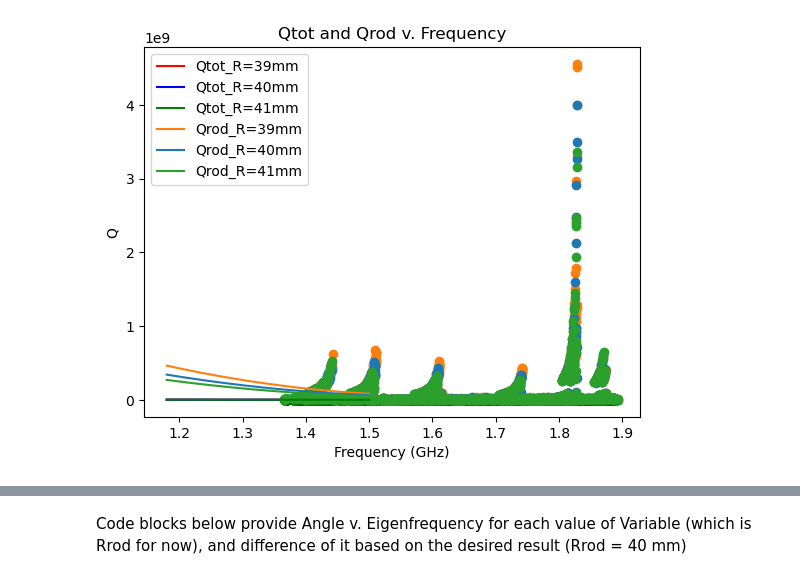
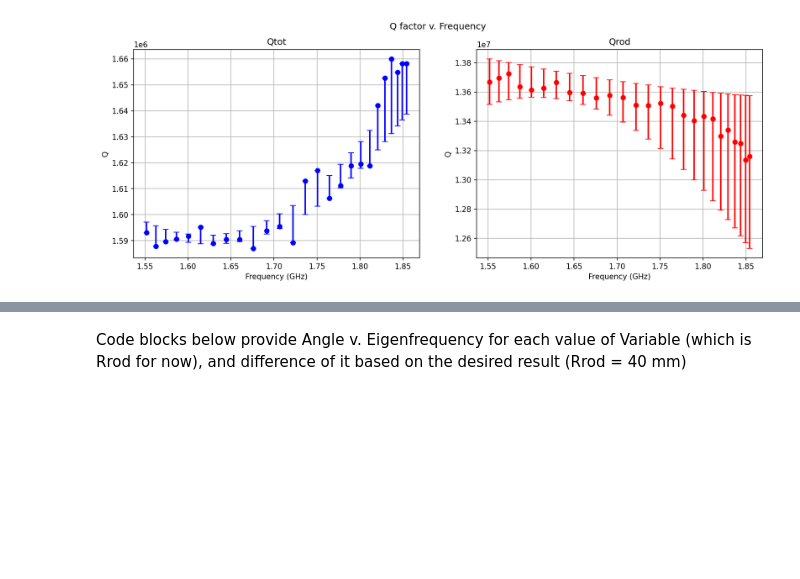
Before and after one commit to peanutflavorbean/CAPP, a Jupyter notebook: Rrod_tolerance.ipynb, the cells around one changed output, grey strips where cells are left out. Drawn from its saved outputs; the diff is of its cells as text; code cells hidden in the pictures; blank space fills up the shorter version.

```diff
--- a/Rrod_tolerance.ipynb
+++ b/Rrod_tolerance.ipynb
@@ -107,32 +111,97 @@ plt.show()
 # %%
+fig, axs = plt.subplots(1, 2, figsize=(15, 5), dpi=150)
+fig.suptitle("Q factor v. Frequency")
+
+
 y2_39, y2_40, y2_41 = Rod39[2], Rod40[2], Rod41[2]
 y3_39, y3_40, y3_41 = Rod39[3], Rod40[3], Rod41[3]
-plt.plot(x_39,y2_39,'ro')
-plt.plot(x_39,y3_39,marker='o',color='C1',linestyle = 'none')
+
 Qtot_opt_39, Qtot_cov_39 = curve_fit(func_2,x_39,y2_39)
-plt.plot(freq_range,func_2(freq_range,*Qtot_opt_39),'r-',label = 'Qtot_R=39mm')
 Qrod_opt_39, Qrod_cov_39 = curve_fit(func_2,x_39,y3_39)
 
-plt.plot(x_40,y2_40,'bo')
-plt.plot(x_40,y3_40,marker='o',color='C0',linestyle = 'none')
+#plt.plot(x_39,y2_39,'ro')
+#plt.plot(x_39,y3_39,marker='o',color='C1',linestyle = 'none')
+#plt.plot(freq_range,func_2(freq_range,*Qtot_opt_39),'r-',label = 'Qtot_R=39mm')
+
+
 Qtot_opt_40, Qtot_cov_40 = curve_fit(func_2,x_40,y2_40)
-plt.plot(freq_range,func_2(freq_range,*Qtot_opt_40),'b-', label = 'Qtot_R=40mm')
+
 Qrod_opt_40, Qrod_cov_40 = curve_fit(func_2,x_40,y3_40)
 
+#plt.plot(x_40,y2_40,'bo')
+#plt.plot(x_40,y3_40,marker='o',color='C0',linestyle = 'none')
+#plt.plot(freq_range,func_2(freq_range,*Qtot_opt_40),'b-', label = 'Qtot_R=40mm')
 
-plt.plot(x_41,y2_41,'go')
-plt.plot(x_41,y3_41,marker='o',color='C2',linestyle = 'none')
 Qtot_opt_41, Qtot_cov_41 = curve_fit(func_2,x_41,y2_41)
-plt.plot(freq_range,func_2(freq_range,*Qtot_opt_41),'g-', label = 'Qtot_R=41mm')
+
 Qrod_opt_41, Qrod_cov_41 = curve_fit(func_2,x_41,y3_41)
 
+#plt.plot(x_41,y2_41,'go')
+#plt.plot(x_41,y3_41,marker='o',color='C2',linestyle = 'none')
+#plt.plot(freq_range,func_2(freq_range,*Qtot_opt_41),'g-', label = 'Qtot_R=41mm')
 
-plt.plot(freq_range,func_2(freq_range,*Qrod_opt_39),linestyle = '-', color = 'C1', label = 'Qrod_R=39mm')
-plt.plot(freq_range,func_2(freq_range,*Qrod_opt_40),linestyle = '-', color = 'C0', label = 'Qrod_R=40mm')
-plt.plot(freq_range,func_2(freq_range,*Qrod_opt_41),linestyle = '-', color = 'C2', label = 'Qrod_R=41mm')
+y2_39error = func_2(x_40,*Qtot_opt_39)-y2_40
+y2_41error = func_2(x_40,*Qtot_opt_41)-y2_40
 
-plt.xlabel('Frequency (GHz)')
-plt.ylabel('Q')
-plt.legend()
-plt.title("Qtot and Qrod v. Frequency")
+y3_39error = func_2(x_40,*Qrod_opt_39)-y3_40
+y3_41error = func_2(x_40,*Qrod_opt_41)-y3_40
+
+y2_nerror = [0 for i in range(len(x_40))]
+y2_perror = [0 for i in range(len(x_40))]
+y3_nerror = [0 for i in range(len(x_40))]
+y3_perror = [0 for i in range(len(x_40))]
+
+for i in range(len(x_40)):
+    if y2_39error[i] < 0 and y2_41error[i] < 0:
+        if y2_39error[i] < y2_41error[i]:
+            y2_nerror[i] = abs(y2_39error[i])
+        else:
+            y2_nerror[i] = abs(y2_41error[i])
+    elif y2_39error[i] >0 and y2_41error[i] >0:
+        if y2_39error[i] < y2_41error[i]:
+            y2_perror[i] = y2_41error[i]
+        else:
+            y2_perror[i] = y2_39error[i]
+    elif y2_39error[i]>0 and y2_41error[i] <0:
+        y2_perror[i] = y2_39error[i]
+        y2_nerror[i] = abs(y2_41error[i])
+    else:
+        y2_perror[i] = y2_41error[i]
+        y2_nerror[i] = abs(y2_39error[i])
+y2_err = [tuple(y2_nerror),tuple(y2_perror)]
+axs[0].errorbar(x_40,y2_40,y2_err,capsize = 4,ls='none',fmt = 'bo',elinewidth = 2)
+axs[0].grid()
+axs[0].set_xlabel('Frequency (GHz)')
+axs[0].set_ylabel('Q')
+axs[0].set_title("Qtot")
+
+for i in range(len(x_40)):
+    if y3_39error[i] < 0 and y3_41error[i] < 0:
+        if y3_39error[i] < y3_41error[i]:
+            y3_nerror[i] = abs(y3_39error[i])
+        else:
+            y3_nerror[i] = abs(y3_41error[i])
+    elif y3_39error[i] >0 and y3_41error[i] >0:
+        if y3_39error[i] < y3_41error[i]:
+            y3_perror[i] = y3_41error[i]
+        else:
+            y3_perror[i] = y3_39error[i]
+    elif y3_39error[i]>0 and y3_41error[i] <0:
+        y3_perror[i] = y3_39error[i]
+        y3_nerror[i] = abs(y3_41error[i])
+    else:
+        y3_perror[i] = y3_41error[i]
+        y3_nerror[i] = abs(y3_39error[i])
+y3_err = [tuple(y3_nerror),tuple(y3_perror)]
+axs[1].errorbar(x_40,y3_40,y3_err,capsize = 4, ls= 'none', fmt = 'ro', elinewidth = 2)
+axs[1].grid()
+axs[1].set_xlabel('Frequency (GHz)')
+axs[1].set_ylabel('Q')
+axs[1].set_title('Qrod')
+
+
+
+#plt.plot(freq_range,func_2(freq_range,*Qrod_opt_39),linestyle = '-', color = 'C1', label = 'Qrod_R=39mm')
+#plt.plot(freq_range,func_2(freq_range,*Qrod_opt_40),linestyle = '-', color = 'C0', label = 'Qrod_R=40mm')
+#plt.plot(freq_range,func_2(freq_range,*Qrod_opt_41),linestyle = '-', color = 'C2', label = 'Qrod_R=41mm')
 # %% [output]
@@ -140,4 +209,4 @@ Text(0.5, 1.0, 'Qtot and Qrod v. Frequency')
-[figure, old version]
+[figure, new version]
 # %%
 Qtot_opt_39and40 = (Qtot_opt_39-Qtot_opt_40)
 Qtot_opt_41and40 = (Qtot_opt_41-Qtot_opt_40)
```
Also changed, not shown: parts of 8 cells of this notebook.
